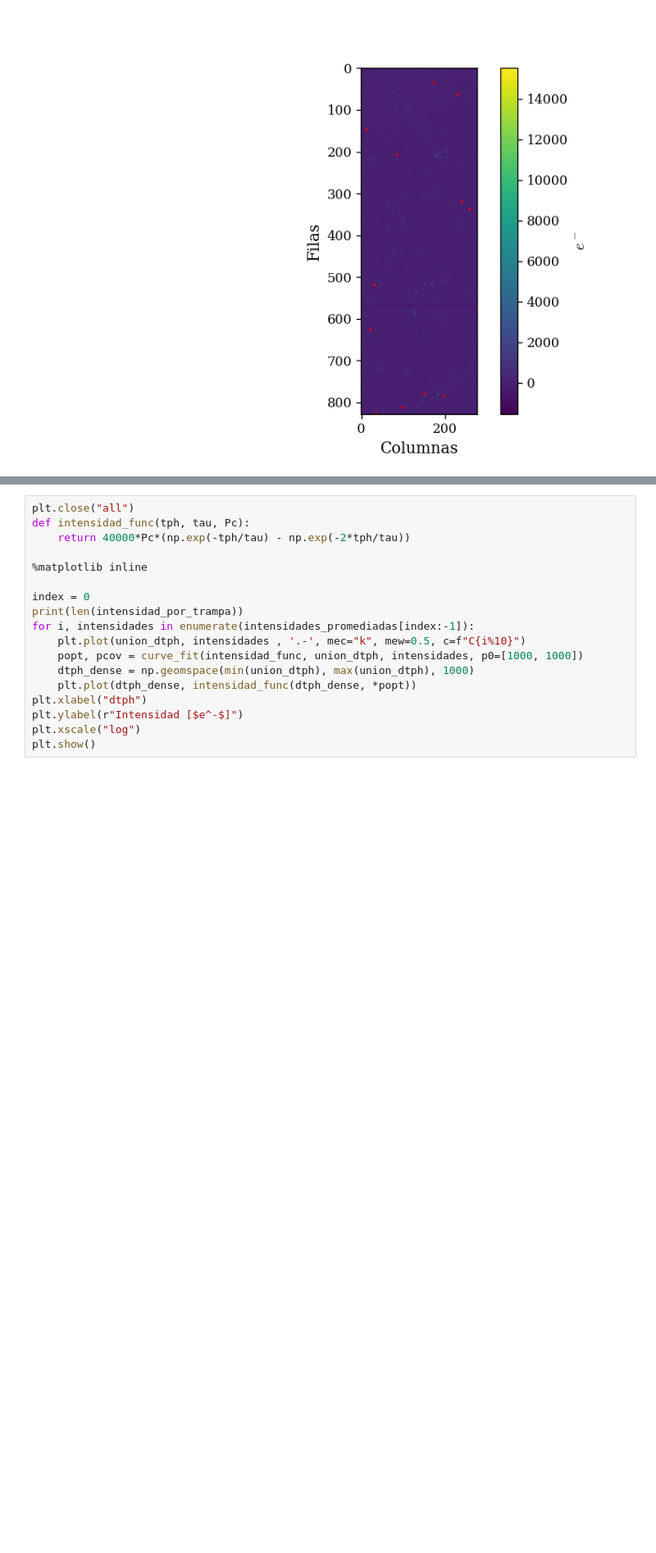
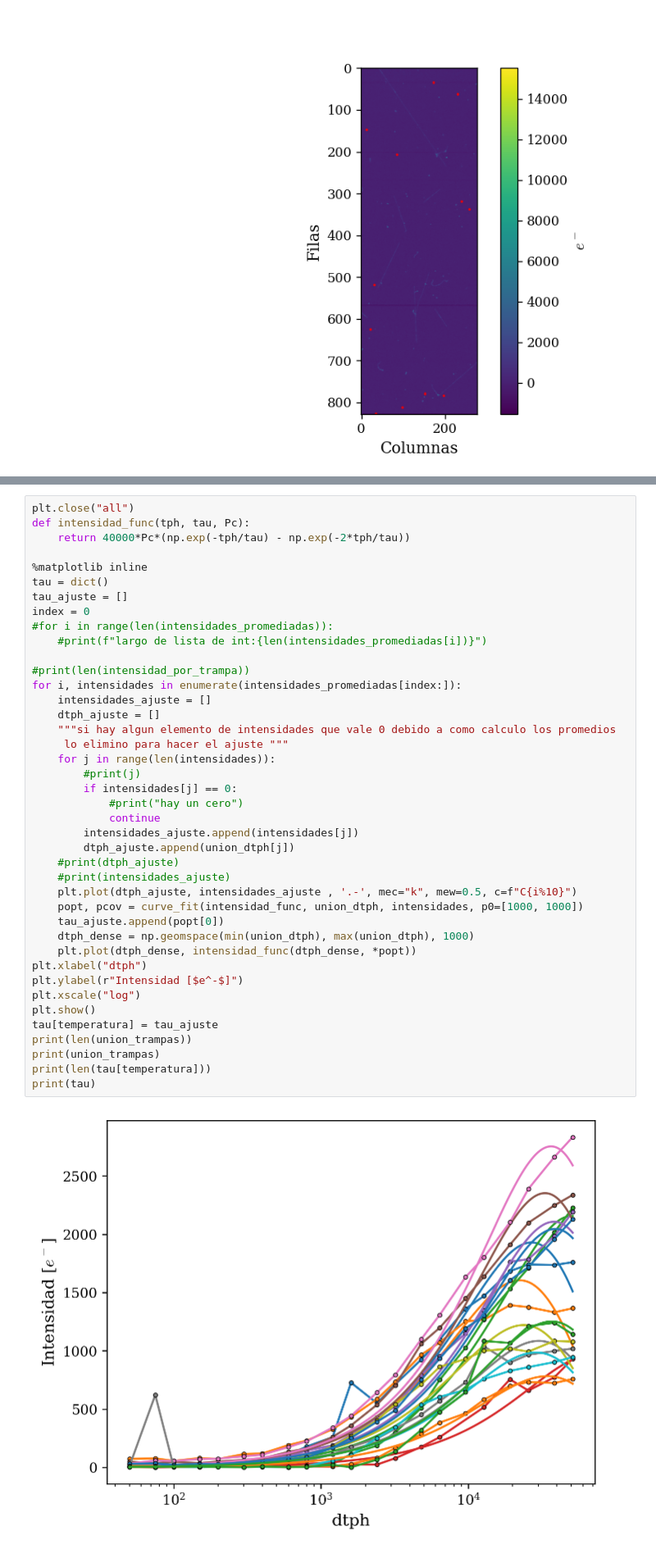
Before and after one commit to agustinbrusco/LAMBDA_Hub, a Jupyter notebook: skipper_image_analysis/pocket_analysis.ipynb, the cells around one changed output, grey strips where cells are left out. Shown at 82% size. Cells and saved outputs as stored; diff of their text form; blank space fills up the shorter version.

Commit message:
Arregle unas cosas del calculo de promedio

```diff
--- a/skipper_image_analysis/pocket_analysis.ipynb
+++ b/skipper_image_analysis/pocket_analysis.ipynb
@@ -263,19 +267,43 @@ print(intensidad[1][0])
 # %%
 plt.close("all")
 def intensidad_func(tph, tau, Pc):
     return 40000*Pc*(np.exp(-tph/tau) - np.exp(-2*tph/tau))
 
 %matplotlib inline
+tau = dict()
+tau_ajuste = []
+index = 0
+#for i in range(len(intensidades_promediadas)):
+    #print(f"largo de lista de int:{len(intensidades_promediadas[i])}")
 
-index = 0
-print(len(intensidad_por_trampa))
-for i, intensidades in enumerate(intensidades_promediadas[index:-1]):
-    plt.plot(union_dtph, intensidades , '.-', mec="k", mew=0.5, c=f"C{i%10}")
+#print(len(intensidad_por_trampa))
+for i, intensidades in enumerate(intensidades_promediadas[index:]):
+    intensidades_ajuste = []
+    dtph_ajuste = []
+    """si hay algun elemento de intensidades que vale 0 debido a como calculo los promedios
+     lo elimino para hacer el ajuste """
+    for j in range(len(intensidades)):
+        #print(j)
+        if intensidades[j] == 0:
+            #print("hay un cero")
+            continue
+        intensidades_ajuste.append(intensidades[j])
+        dtph_ajuste.append(union_dtph[j])
+    #print(dtph_ajuste)
+    #print(intensidades_ajuste)
+    plt.plot(dtph_ajuste, intensidades_ajuste , '.-', mec="k", mew=0.5, c=f"C{i%10}")
     popt, pcov = curve_fit(intensidad_func, union_dtph, intensidades, p0=[1000, 1000])
+    tau_ajuste.append(popt[0])
     dtph_dense = np.geomspace(min(union_dtph), max(union_dtph), 1000)
     plt.plot(dtph_dense, intensidad_func(dtph_dense, *popt))
 plt.xlabel("dtph")
 plt.ylabel(r"Intensidad [$e^-$]")
 plt.xscale("log")
 plt.show()
+tau[temperatura] = tau_ajuste
+print(len(union_trampas))
+print(union_trampas)
+print(len(tau[temperatura]))
+print(tau)
 # %% [output]
+[figure, new version]
```
Also changed, not shown: parts of 2 cells of this notebook.
